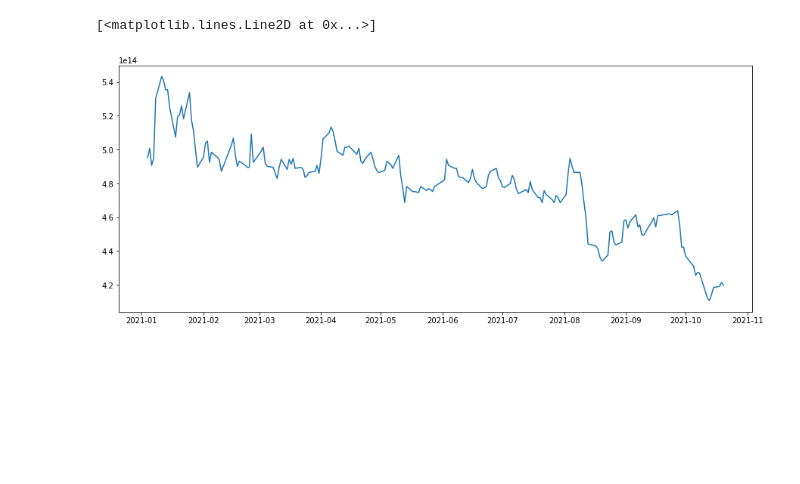
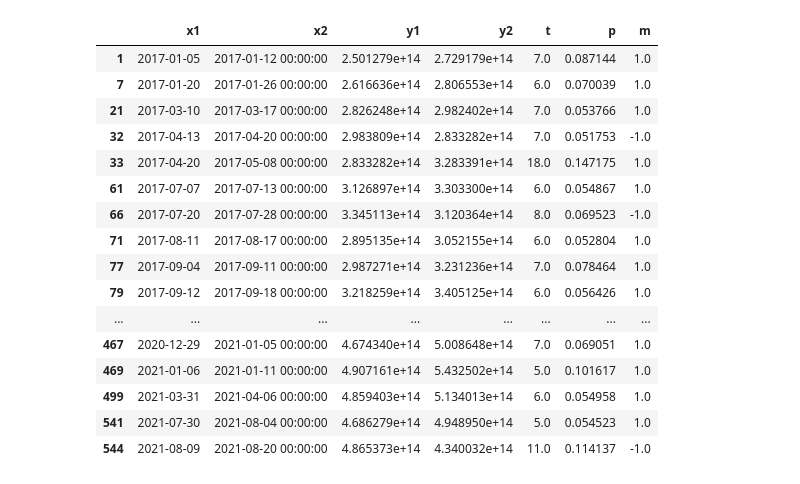
Before and after one commit to baeksumin/k-project, a Jupyter notebook: data_preprocessing/TimeSeries_trend.ipynb, the cells around one changed output. Saved outputs shown, nothing was run; the diff lists cells and outputs as text; code cells hidden in the pictures; blank space fills up the shorter version.

```diff
--- a/data_preprocessing/TimeSeries_trend.ipynb
+++ b/data_preprocessing/TimeSeries_trend.ipynb
@@ -89,8 +71 @@ samsung01
-# %%
-
-plt.figure(figsize=(15,6))
-plt.plot(samsung01['x'],samsung01['y'])
-# %% [output]
-[<matplotlib.lines.Line2D at 0x...>]
-[figure, removed]
 # %%
@@ -121 +141,23 @@ check.reset_index(drop=True, inplace= True)
+# %%
+df = two_point(check)
+result = p_t(df)
+result
+# %% [output]
+|  | x1 | x2 | y1 | y2 | t | p | m |
+| 1 | 2017-01-05 | 2017-01-12 00:00:00 | 2.501279e+14 | 2.729179e+14 | 7.0 | 0.087144 | 1.0 |
+| 7 | 2017-01-20 | 2017-01-26 00:00:00 | 2.616636e+14 | 2.806553e+14 | 6.0 | 0.070039 | 1.0 |
+| 21 | 2017-03-10 | 2017-03-17 00:00:00 | 2.826248e+14 | 2.982402e+14 | 7.0 | 0.053766 | 1.0 |
+| 32 | 2017-04-13 | 2017-04-20 00:00:00 | 2.983809e+14 | 2.833282e+14 | 7.0 | 0.051753 | -1.0 |
+| 33 | 2017-04-20 | 2017-05-08 00:00:00 | 2.833282e+14 | 3.283391e+14 | 18.0 | 0.147175 | 1.0 |
+| 61 | 2017-07-07 | 2017-07-13 00:00:00 | 3.126897e+14 | 3.303300e+14 | 6.0 | 0.054867 | 1.0 |
+| 66 | 2017-07-20 | 2017-07-28 00:00:00 | 3.345113e+14 | 3.120364e+14 | 8.0 | 0.069523 | -1.0 |
+| 71 | 2017-08-11 | 2017-08-17 00:00:00 | 2.895135e+14 | 3.052155e+14 | 6.0 | 0.052804 | 1.0 |
+| 77 | 2017-09-04 | 2017-09-11 00:00:00 | 2.987271e+14 | 3.231236e+14 | 7.0 | 0.078464 | 1.0 |
+| 79 | 2017-09-12 | 2017-09-18 00:00:00 | 3.218259e+14 | 3.405125e+14 | 6.0 | 0.056426 | 1.0 |
+| ... | ... | ... | ... | ... | ... | ... | ... |
+| 467 | 2020-12-29 | 2021-01-05 00:00:00 | 4.674340e+14 | 5.008648e+14 | 7.0 | 0.069051 | 1.0 |
+| 469 | 2021-01-06 | 2021-01-11 00:00:00 | 4.907161e+14 | 5.432502e+14 | 5.0 | 0.101617 | 1.0 |
+| 499 | 2021-03-31 | 2021-04-06 00:00:00 | 4.859403e+14 | 5.134013e+14 | 6.0 | 0.054958 | 1.0 |
+| 541 | 2021-07-30 | 2021-08-04 00:00:00 | 4.686279e+14 | 4.948950e+14 | 5.0 | 0.054523 | 1.0 |
+| 544 | 2021-08-09 | 2021-08-20 00:00:00 | 4.865373e+14 | 4.340032e+14 | 11.0 | 0.114137 | -1.0 |
 # %%
```
Also changed, not shown: parts of 30 cells of this notebook.
